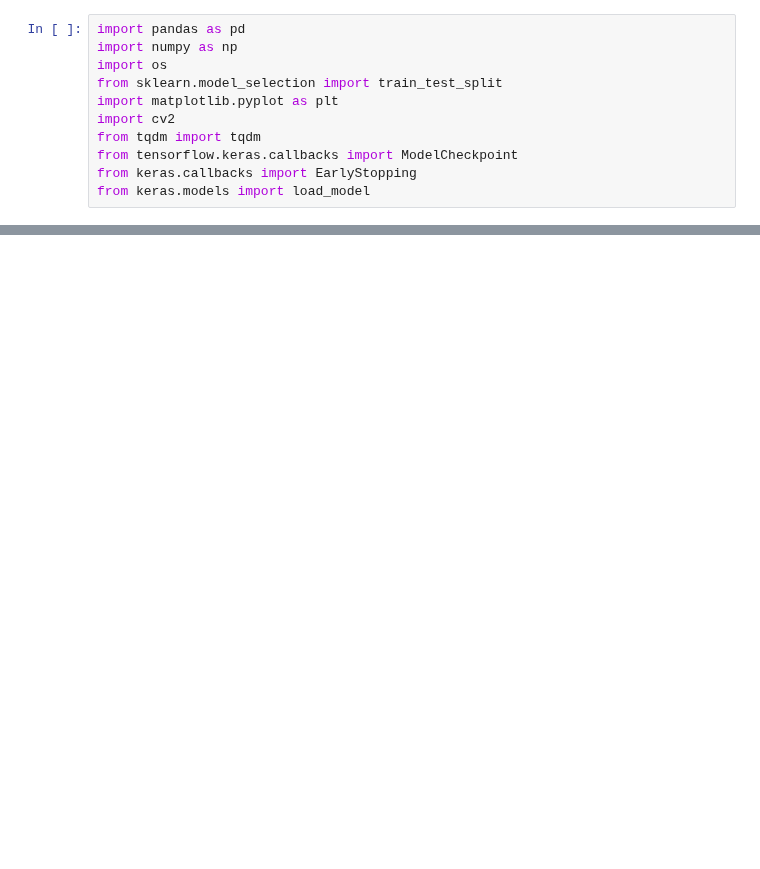
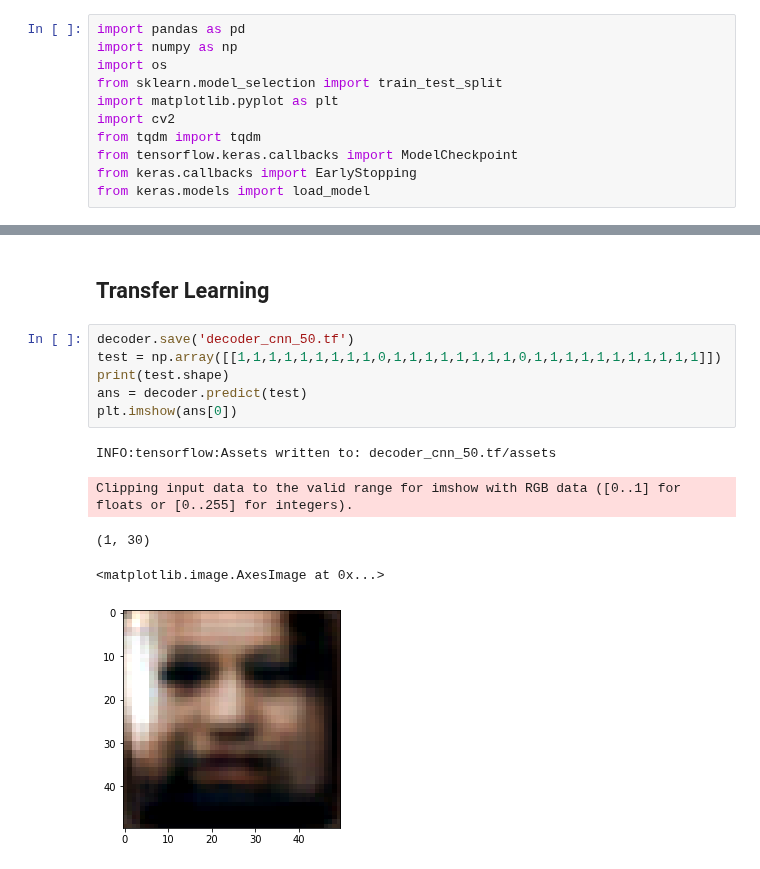
Before and after one commit to ipuneetgupta/Deep-Learning, a Jupyter notebook: FacialAnalysis/prediction1.ipynb, the cells around one changed output, grey strips where cells are left out. Cells and saved outputs as stored; diff of their text form; blank space fills up the shorter version.

```diff
--- a/FacialAnalysis/prediction1.ipynb
+++ b/FacialAnalysis/prediction1.ipynb
@@ -409,0 +362,14 @@ Clipping input data to the valid range for imshow with RGB data ([0..1] for floa
+# %% [markdown]
+## Transfer Learning
+# %%
+decoder.save('decoder_cnn_50.tf')
+test = np.array([[1,1,1,1,1,1,1,1,1,0,1,1,1,1,1,1,1,1,0,1,1,1,1,1,1,1,1,1,1,1]])
+print(test.shape)
+ans = decoder.predict(test)
+plt.imshow(ans[0])
+# %% [output]
+INFO:tensorflow:Assets written to: decoder_cnn_50.tf/assets
+Clipping input data to the valid range for imshow with RGB data ([0..1] for floats or [0..255] for integers).
+(1, 30)
+<matplotlib.image.AxesImage at 0x...>
+[figure, added]
```
Also changed, not shown: parts of 14 cells of this notebook.
